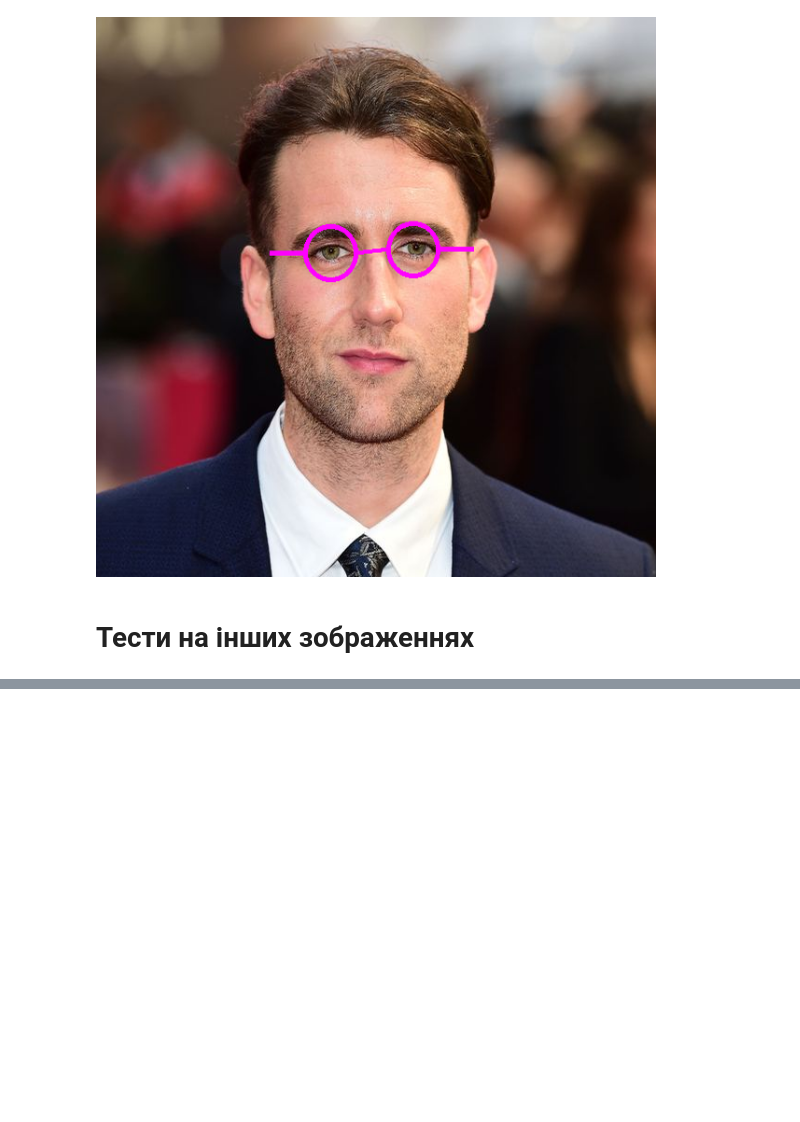
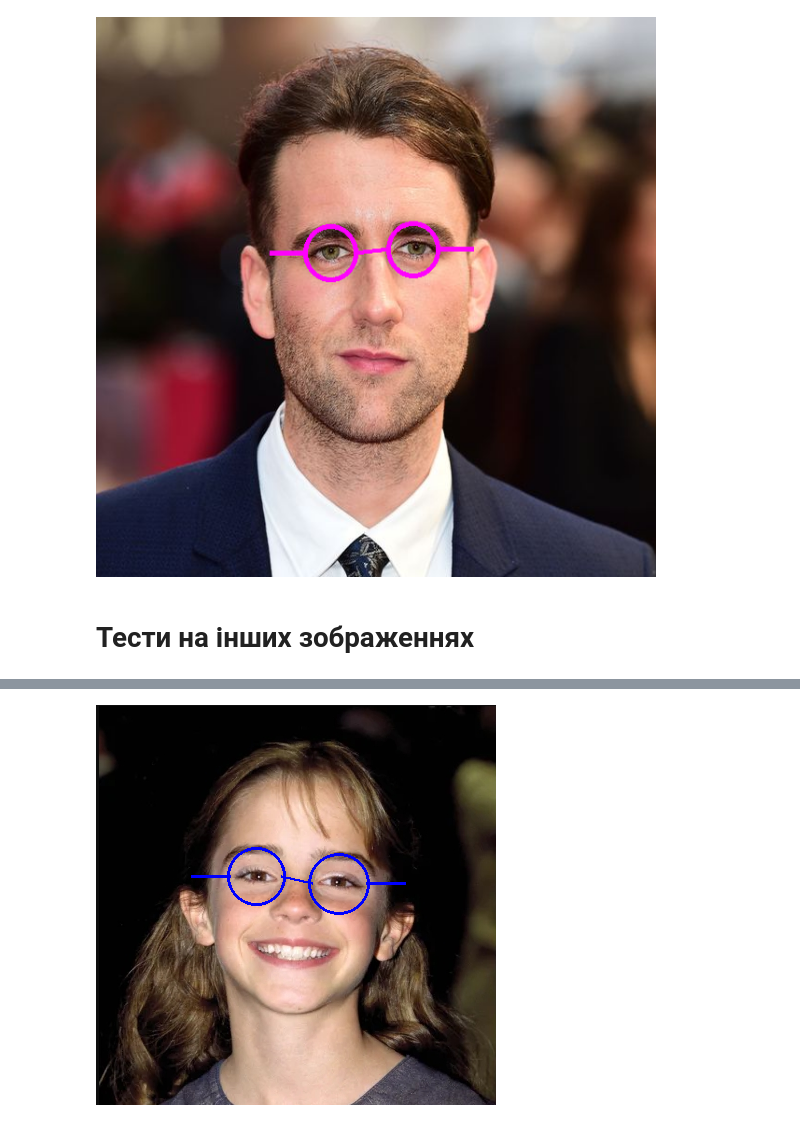
Before and after one commit to Dima968/PythonLabs, a Jupyter notebook: Lab5LevchenkoDO.ipynb, the cells around one changed output, grey strips where cells are left out. Saved outputs shown, nothing was run; the diff lists cells and outputs as text; code cells hidden in the pictures; blank space fills up the shorter version.

```diff
--- a/Lab5LevchenkoDO.ipynb
+++ b/Lab5LevchenkoDO.ipynb
@@ -92,2 +94,4 @@ add_glasses(dataframe.iloc[0])
 # %%
-add_glasses(dataframe.iloc[1])
+add_glasses(data_frame.iloc[1])
+# %% [output]
+[figure, added]
```
Also changed, not shown: parts of 1 cell of this notebook.
